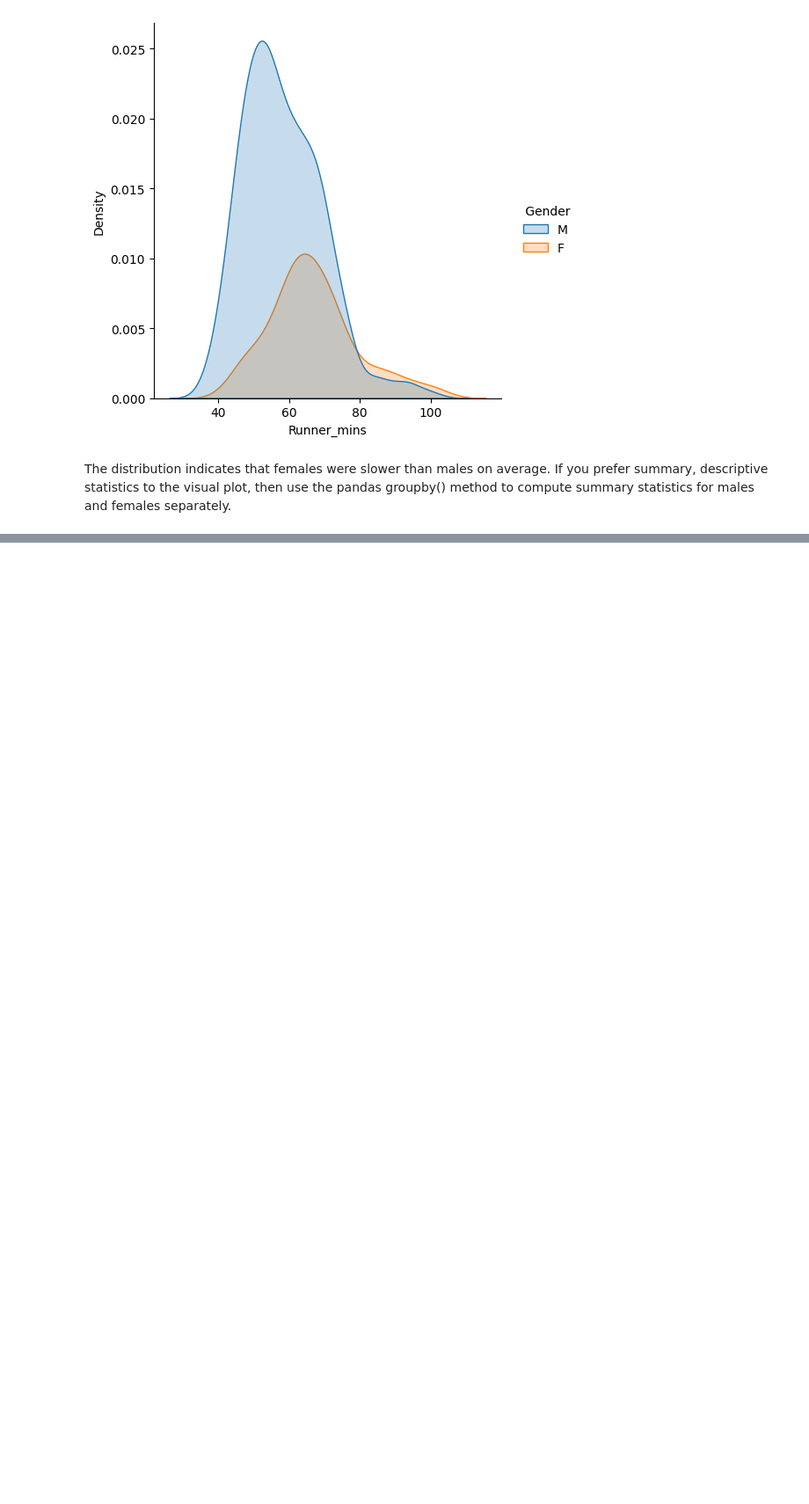
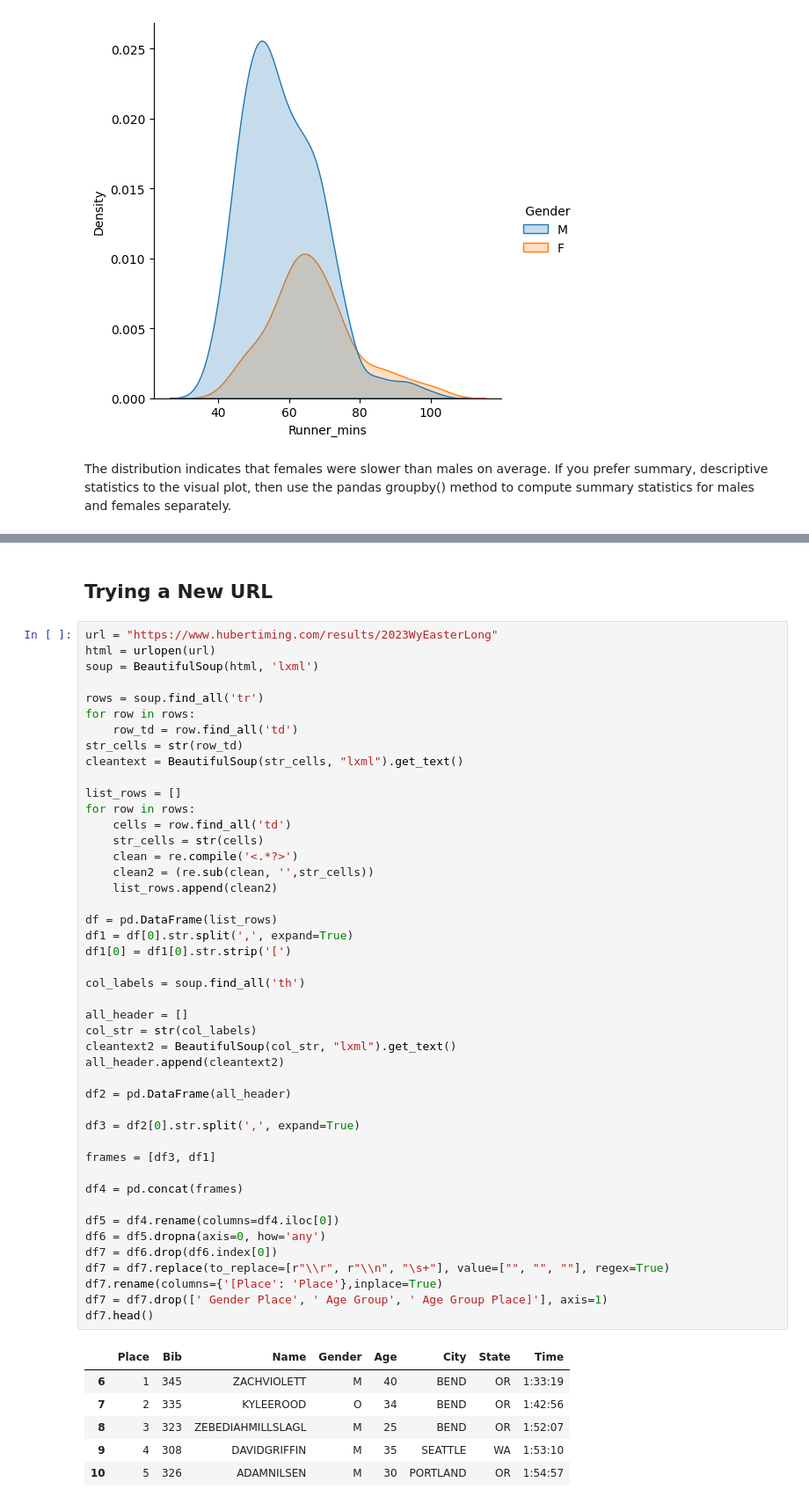
Before and after one commit to williammcintosh/Portfolio, a Jupyter notebook: CS52_Lab_DataAggregation.ipynb, the cells around one changed output, grey strips where cells are left out. Shown: that part at 88% size. Cells and saved outputs as stored; diff of their text form; blank space fills up the shorter version.

```diff
--- a/CS52_Lab_DataAggregation.ipynb
+++ b/CS52_Lab_DataAggregation.ipynb
@@ -532,0 +586,54 @@ The distribution indicates that females were slower than males on average. If yo
+# %% [markdown]
+## Trying a New URL
+# %%
+url = "https://www.hubertiming.com/results/2023WyEasterLong"
+html = urlopen(url)
+soup = BeautifulSoup(html, 'lxml')
+
+rows = soup.find_all('tr')
+for row in rows:
+    row_td = row.find_all('td')
+str_cells = str(row_td)
+cleantext = BeautifulSoup(str_cells, "lxml").get_text()
+
+list_rows = []
+for row in rows:
+    cells = row.find_all('td')
+    str_cells = str(cells)
+    clean = re.compile('<.*?>')
+    clean2 = (re.sub(clean, '',str_cells))
+    list_rows.append(clean2)
+
+df = pd.DataFrame(list_rows)
+df1 = df[0].str.split(',', expand=True)
+df1[0] = df1[0].str.strip('[')
+
+col_labels = soup.find_all('th')
+
+all_header = []
+col_str = str(col_labels)
+cleantext2 = BeautifulSoup(col_str, "lxml").get_text()
+all_header.append(cleantext2)
+
+df2 = pd.DataFrame(all_header)
+
+df3 = df2[0].str.split(',', expand=True)
+
+frames = [df3, df1]
+
+df4 = pd.concat(frames)
+
+df5 = df4.rename(columns=df4.iloc[0])
+df6 = df5.dropna(axis=0, how='any')
+df7 = df6.drop(df6.index[0])
+df7 = df7.replace(to_replace=[r"\\r", r"\\n", "\s+"], value=["", "", ""], regex=True)
+df7.rename(columns={'[Place': 'Place'},inplace=True)
+df7 = df7.drop([' Gender Place', ' Age Group', ' Age Group Place]'], axis=1)
+df7.head()
+# %% [output]
+|  | Place | Bib | Name | Gender | Age | City | State | Time |
+| 6 | 1 | 345 | ZACHVIOLETT | M | 40 | BEND | OR | 1:33:19 |
+| 7 | 2 | 335 | KYLEEROOD | O | 34 | BEND | OR | 1:42:56 |
+| 8 | 3 | 323 | ZEBEDIAHMILLSLAGL | M | 25 | BEND | OR | 1:52:07 |
+| 9 | 4 | 308 | DAVIDGRIFFIN | M | 35 | SEATTLE | WA | 1:53:10 |
+| 10 | 5 | 326 | ADAMNILSEN | M | 30 | PORTLAND | OR | 1:54:57 |
```
Also changed, not shown: parts of 23 cells of this notebook.
